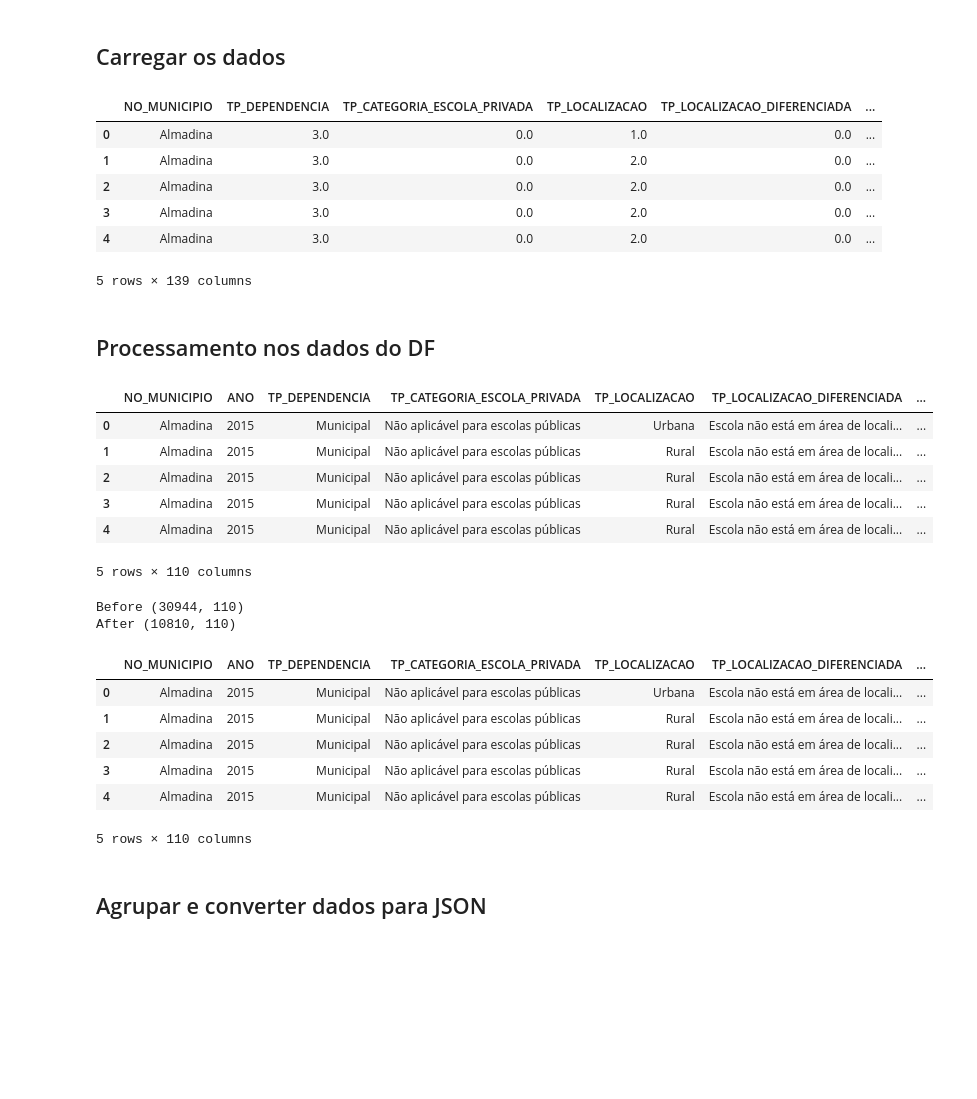
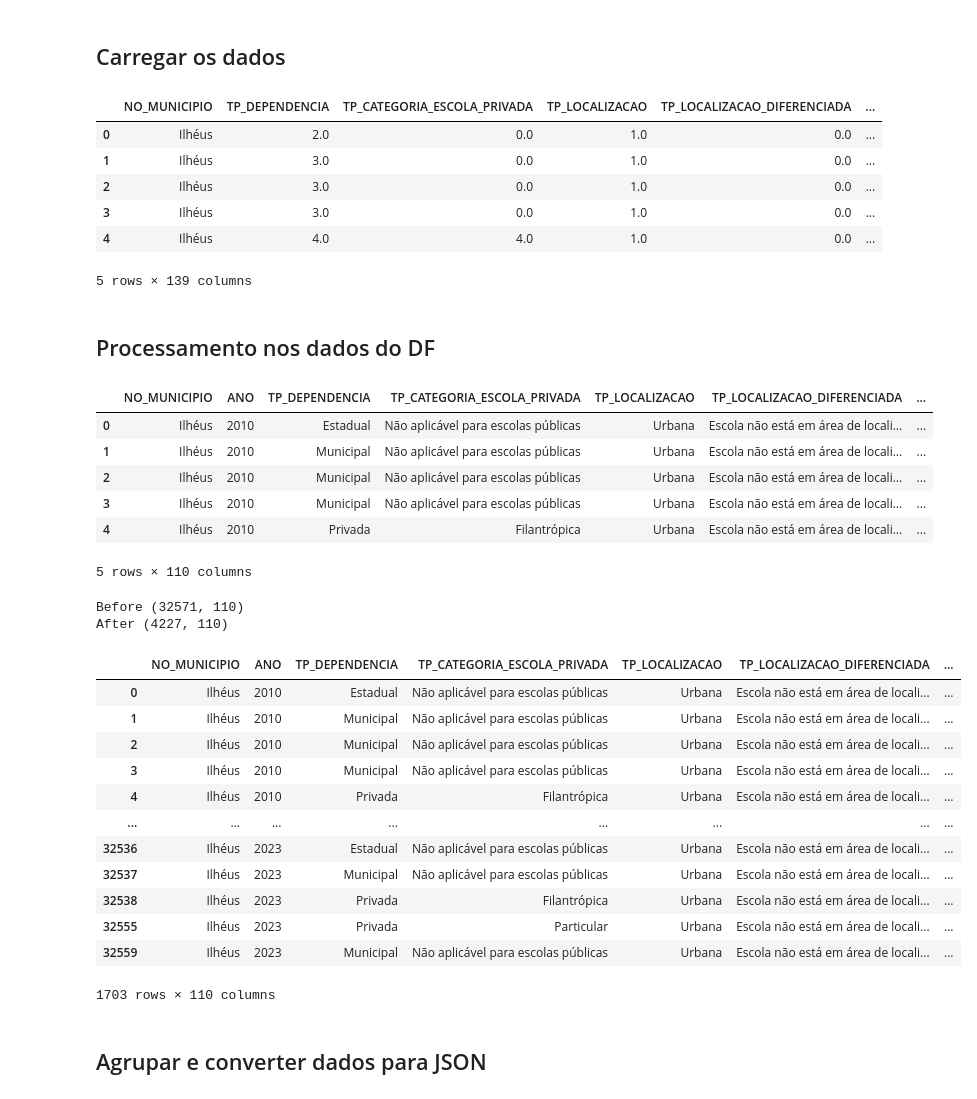
Before and after one commit to matheusssilva991/tj_educacao, a Jupyter notebook: src/main.ipynb, the cells around one changed output. Saved outputs shown, nothing was run; the diff lists cells and outputs as text; code cells hidden in the pictures; blank space fills up the shorter version.

```diff
--- a/src/main.ipynb
+++ b/src/main.ipynb
@@ -7,29 +7,26 @@ import numpy as np
 # %% [markdown]
 ## Carregar os dados
 # %%
-try:
-    df = pd.read_csv("../data/data.csv")
-except:
-    years = [year for year in range(2015, 2024)]
+years = [year for year in range(2010, 2024)]
 
-    df = pd.DataFrame()
-    for year in years:
-        # Lê o arquivo csv correspondente ao ano
-        aux = pd.read_csv(f'../data/{year}.csv', encoding='latin-1', sep=';')
-        aux['ANO'] = year
+df = pd.DataFrame()
+for year in years:
+    # Lê o arquivo csv correspondente ao ano
+    aux = pd.read_csv(f'../data/{year}.csv', encoding='latin-1', sep=';')
+    aux['ANO'] = year
 
-        df = pd.concat([df, aux], ignore_index=True,).reset_index(drop=True)
+    df = pd.concat([df, aux], ignore_index=True,).reset_index(drop=True)
 
-    df.to_csv("../data/data.csv", index=False)
+df.to_csv("../data/data.csv", index=False)
 
 df.head()
 # %% [output]
 |  | NO_MUNICIPIO | TP_DEPENDENCIA | TP_CATEGORIA_ESCOLA_PRIVADA | TP_LOCALIZACAO | TP_LOCALIZACAO_DIFERENCIADA | ... |
-| 0 | Almadina | 3.0 | 0.0 | 1.0 | 0.0 | ... |
-| 1 | Almadina | 3.0 | 0.0 | 2.0 | 0.0 | ... |
-| 2 | Almadina | 3.0 | 0.0 | 2.0 | 0.0 | ... |
-| 3 | Almadina | 3.0 | 0.0 | 2.0 | 0.0 | ... |
-| 4 | Almadina | 3.0 | 0.0 | 2.0 | 0.0 | ... |
+| 0 | Ilhéus | 2.0 | 0.0 | 1.0 | 0.0 | ... |
+| 1 | Ilhéus | 3.0 | 0.0 | 1.0 | 0.0 | ... |
+| 2 | Ilhéus | 3.0 | 0.0 | 1.0 | 0.0 | ... |
+| 3 | Ilhéus | 3.0 | 0.0 | 1.0 | 0.0 | ... |
+| 4 | Ilhéus | 4.0 | 4.0 | 1.0 | 0.0 | ... |
 5 rows × 139 columns
 # %% [markdown]
 ## Processamento nos dados do DF
@@ -57,7 +54,7 @@ df = df[['NO_MUNICIPIO', 'ANO'] + columns]
 df.fillna('NaN', inplace=True)
 
 # Carrega o dicionário de categorias
-dict_tp = json.load(open('../output/dict_categoria.json', 'r'))
+dict_tp = json.load(open('../data/dict_categoria.json', 'r'))
 
 columns = df.columns
 columns = ['NO_MUNICIPIO', 'ANO'] + [column for column in columns if column in dict_tp.keys()]
@@ -93,17 +90,18 @@ df.replace('NaN', "Não aplicável", inplace=True)
 df.head()
 # %% [output]
 |  | NO_MUNICIPIO | ANO | TP_DEPENDENCIA | TP_CATEGORIA_ESCOLA_PRIVADA | TP_LOCALIZACAO | TP_LOCALIZACAO_DIFERENCIADA | ... |
-| 0 | Almadina | 2015 | Municipal | Não aplicável para escolas públicas | Urbana | Escola não está em área de locali... | ... |
-| 1 | Almadina | 2015 | Municipal | Não aplicável para escolas públicas | Rural | Escola não está em área de locali... | ... |
-| 2 | Almadina | 2015 | Municipal | Não aplicável para escolas públicas | Rural | Escola não está em área de locali... | ... |
-| 3 | Almadina | 2015 | Municipal | Não aplicável para escolas públicas | Rural | Escola não está em área de locali... | ... |
-| 4 | Almadina | 2015 | Municipal | Não aplicável para escolas públicas | Rural | Escola não está em área de locali... | ... |
+| 0 | Ilhéus | 2010 | Estadual | Não aplicável para escolas públicas | Urbana | Escola não está em área de locali... | ... |
+| 1 | Ilhéus | 2010 | Municipal | Não aplicável para escolas públicas | Urbana | Escola não está em área de locali... | ... |
+| 2 | Ilhéus | 2010 | Municipal | Não aplicável para escolas públicas | Urbana | Escola não está em área de locali... | ... |
+| 3 | Ilhéus | 2010 | Municipal | Não aplicável para escolas públicas | Urbana | Escola não está em área de locali... | ... |
+| 4 | Ilhéus | 2010 | Privada | Filantrópica | Urbana | Escola não está em área de locali... | ... |
 5 rows × 110 columns
 # %%
 try:
     with open('../data/cities.txt', 'r') as fd:
         cities = fd.readlines()
         cities = [city.strip().replace("\n", "") for city in cities]
+    cities = ['Itabuna', 'Ilhéus']
 
     print("Before", df.shape)
     df = df[df['NO_MUNICIPIO'].isin(cities)]
@@ -111,19 +109,26 @@ try:
 except FileNotFoundError:
     print("Arquivo não encontrado")
 # %% [output]
-Before (30944, 110)
-After (10810, 110)
+Before (32571, 110)
+After (4227, 110)
 # %%
 df.to_csv("../output/data.csv", index=False)
 df.head()
+df[df['NO_MUNICIPIO'] == 'Ilhéus']
 # %% [output]
 |  | NO_MUNICIPIO | ANO | TP_DEPENDENCIA | TP_CATEGORIA_ESCOLA_PRIVADA | TP_LOCALIZACAO | TP_LOCALIZACAO_DIFERENCIADA | ... |
-| 0 | Almadina | 2015 | Municipal | Não aplicável para escolas públicas | Urbana | Escola não está em área de locali... | ... |
-| 1 | Almadina | 2015 | Municipal | Não aplicável para escolas públicas | Rural | Escola não está em área de locali... | ... |
-| 2 | Almadina | 2015 | Municipal | Não aplicável para escolas públicas | Rural | Escola não está em área de locali... | ... |
-| 3 | Almadina | 2015 | Municipal | Não aplicável para escolas públicas | Rural | Escola não está em área de locali... | ... |
-| 4 | Almadina | 2015 | Municipal | Não aplicável para escolas públicas | Rural | Escola não está em área de locali... | ... |
+| 0 | Ilhéus | 2010 | Estadual | Não aplicável para escolas públicas | Urbana | Escola não está em área de locali... | ... |
+| 1 | Ilhéus | 2010 | Municipal | Não aplicável para escolas públicas | Urbana | Escola não está em área de locali... | ... |
+| 2 | Ilhéus | 2010 | Municipal | Não aplicável para escolas públicas | Urbana | Escola não está em área de locali... | ... |
+| 3 | Ilhéus | 2010 | Municipal | Não aplicável para escolas públicas | Urbana | Escola não está em área de locali... | ... |
+| 4 | Ilhéus | 2010 | Privada | Filantrópica | Urbana | Escola não está em área de locali... | ... |
+| ... | ... | ... | ... | ... | ... | ... | ... |
+| 32536 | Ilhéus | 2023 | Estadual | Não aplicável para escolas públicas | Urbana | Escola não está em área de locali... | ... |
+| 32537 | Ilhéus | 2023 | Municipal | Não aplicável para escolas públicas | Urbana | Escola não está em área de locali... | ... |
+| 32538 | Ilhéus | 2023 | Privada | Filantrópica | Urbana | Escola não está em área de locali... | ... |
+| 32555 | Ilhéus | 2023 | Privada | Particular | Urbana | Escola não está em área de locali... | ... |
+| 32559 | Ilhéus | 2023 | Municipal | Não aplicável para escolas públicas | Urbana | Escola não está em área de locali... | ... |
-5 rows × 110 columns
+1703 rows × 110 columns
 # %% [markdown]
 ## Agrupar e converter dados para JSON
 # %%
```
Also changed, not shown: 14 other files.
